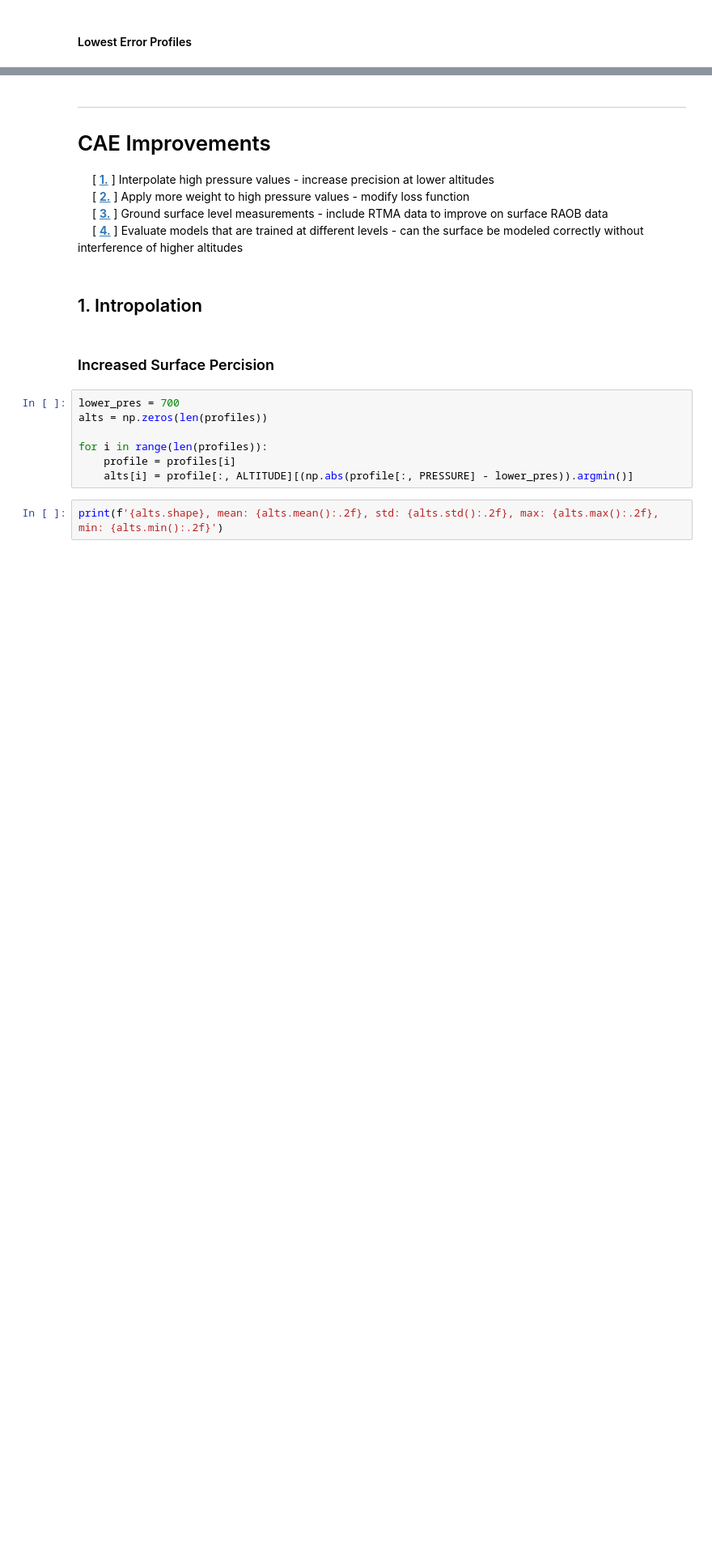
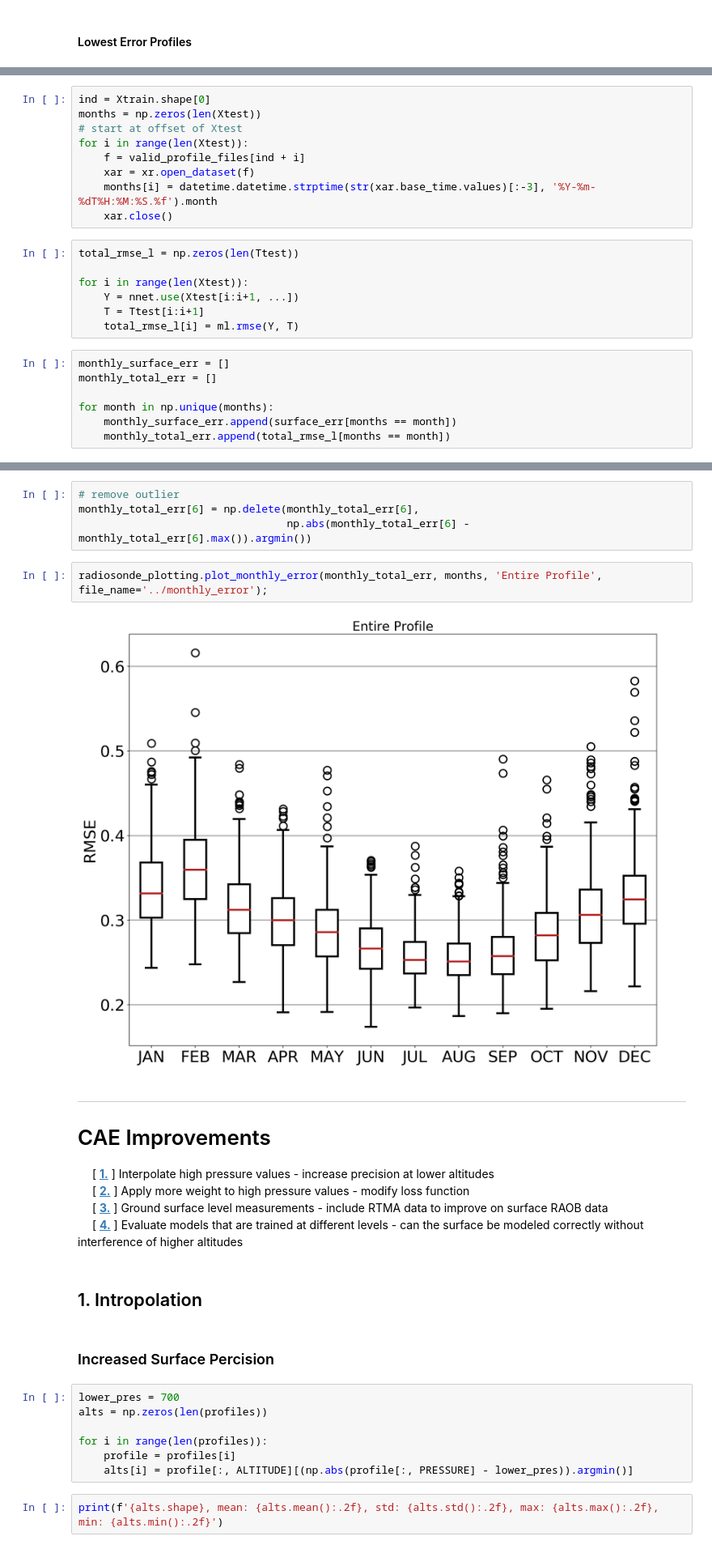
Before and after one commit to stockeh/cira-ml-soundings, a Jupyter notebook: notebooks/arm-sgp-lamont-ok.ipynb, the cells around one changed output, grey strips where cells are left out. Shown at 81% size. Cells and saved outputs as stored; diff of their text form; blank space fills up the shorter version.

```diff
--- a/notebooks/arm-sgp-lamont-ok.ipynb
+++ b/notebooks/arm-sgp-lamont-ok.ipynb
@@ -552,0 +559,23 @@ plt.show(); xar.close()
+# %%
+ind = Xtrain.shape[0]
+months = np.zeros(len(Xtest))
+# start at offset of Xtest
+for i in range(len(Xtest)):
+    f = valid_profile_files[ind + i]
+    xar = xr.open_dataset(f)
+    months[i] = datetime.datetime.strptime(str(xar.base_time.values)[:-3], '%Y-%m-%dT%H:%M:%S.%f').month
+    xar.close()
+# %%
+total_rmse_l = np.zeros(len(Ttest))
+
+for i in range(len(Xtest)):
+    Y = nnet.use(Xtest[i:i+1, ...])
+    T = Ttest[i:i+1]
+    total_rmse_l[i] = ml.rmse(Y, T)
+# %%
+monthly_surface_err = []
+monthly_total_err = []
+
+for month in np.unique(months):
+    monthly_surface_err.append(surface_err[months == month])
+    monthly_total_err.append(total_rmse_l[months == month])
@@ -553,3 +591,11 @@ plt.show(); xar.close()
+# %%
+# remove outlier
+monthly_total_err[6] = np.delete(monthly_total_err[6],
+                                 np.abs(monthly_total_err[6] - monthly_total_err[6].max()).argmin())
+# %%
+radiosonde_plotting.plot_monthly_error(monthly_total_err, months, 'Entire Profile', file_name='../monthly_error');
+# %% [output]
+[figure, added]
 # %% [markdown]
 ---
 # CAE Improvements
```
Also changed, not shown: parts of 13 cells of this notebook, 1 other file.
